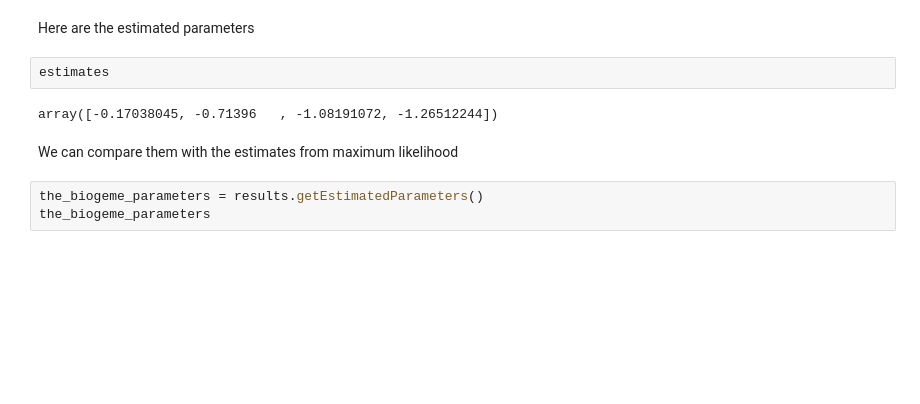
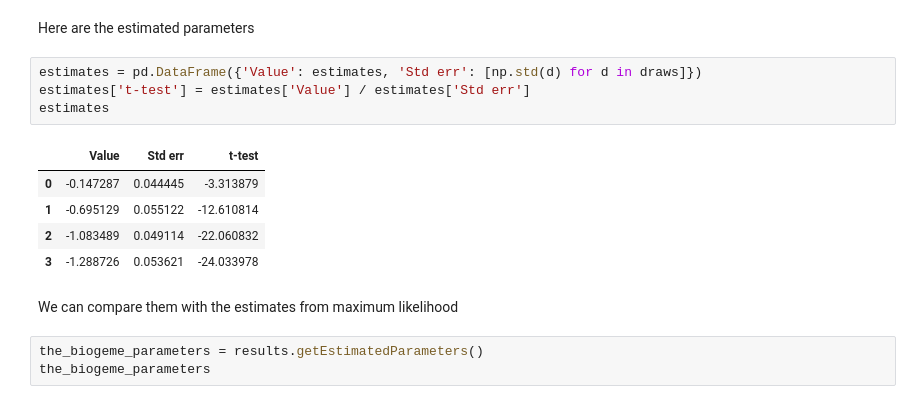
Before and after one commit to michelbierlaire/optimization_and_simulation, a Jupyter notebook: Metropolis Hastings - Biogeme - mixed.ipynb, the cells around one changed output. Drawn from its saved outputs; the diff is of its cells as text; blank space fills up the shorter version.

```diff
--- a/Metropolis Hastings - Biogeme - mixed.ipynb
+++ b/Metropolis Hastings - Biogeme - mixed.ipynb
@@ -287,9 +276,15 @@ Effective number of simulation draws: [86.66984721 72.6790236  50.10357666 67.54
 # %% [markdown]
 Here are the estimated parameters
 # %%
+estimates = pd.DataFrame({'Value': estimates, 'Std err': [np.std(d) for d in draws]})
+estimates['t-test'] = estimates['Value'] / estimates['Std err']
 estimates
 # %% [output]
-array([-0.17038045, -0.71396   , -1.08191072, -1.26512244])
+|  | Value | Std err | t-test |
+| 0 | -0.147287 | 0.044445 | -3.313879 |
+| 1 | -0.695129 | 0.055122 | -12.610814 |
+| 2 | -1.083489 | 0.049114 | -22.060832 |
+| 3 | -1.288726 | 0.053621 | -24.033978 |
 # %% [markdown]
 We can compare them with the estimates from maximum likelihood
 # %%
```
Also changed, not shown: parts of 7 cells of this notebook.
